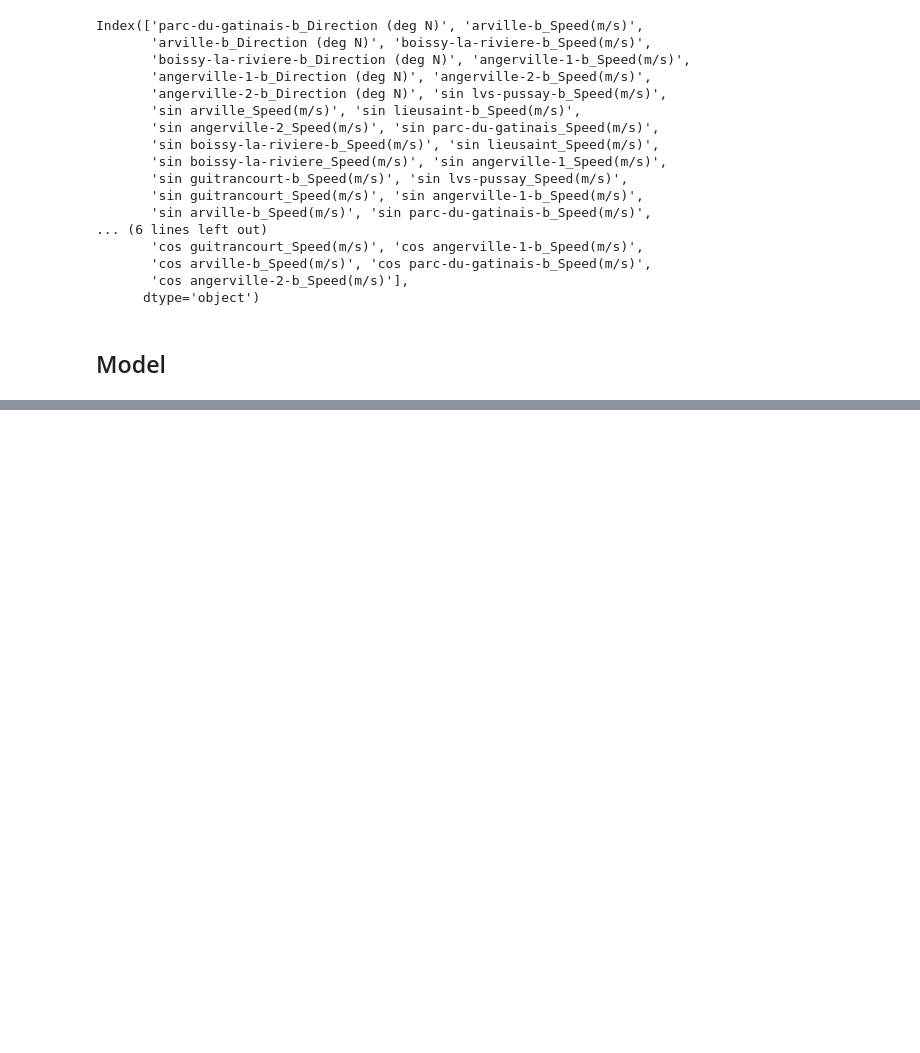
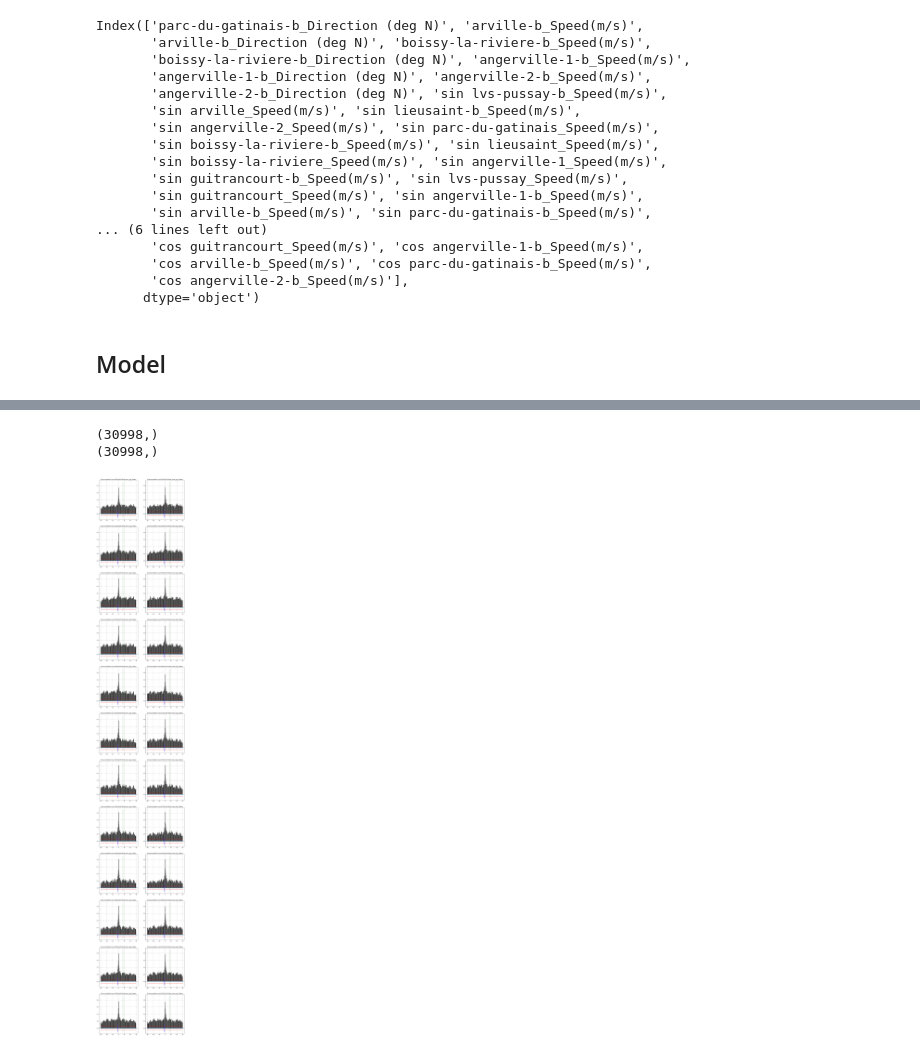
Before and after one commit to wesley34/ai4impactProject2, a Jupyter notebook: wesley_model.ipynb, the cells around one changed output, grey strips where cells are left out. Drawn from its saved outputs; the diff is of its cells as text; code cells hidden in the pictures; blank space fills up the shorter version.

```diff
--- a/wesley_model.ipynb
+++ b/wesley_model.ipynb
@@ -361,0 +361,6 @@ df_interpolated.reset_index(drop_)
+# %%
+plot_diff_day_but_same_hour_ccf("Wind_mean_lag_18days",18)
+# %% [output]
+(30998,)
+(30998,)
+[figure, added]
```
Also changed, not shown: parts of 68 cells of this notebook.
